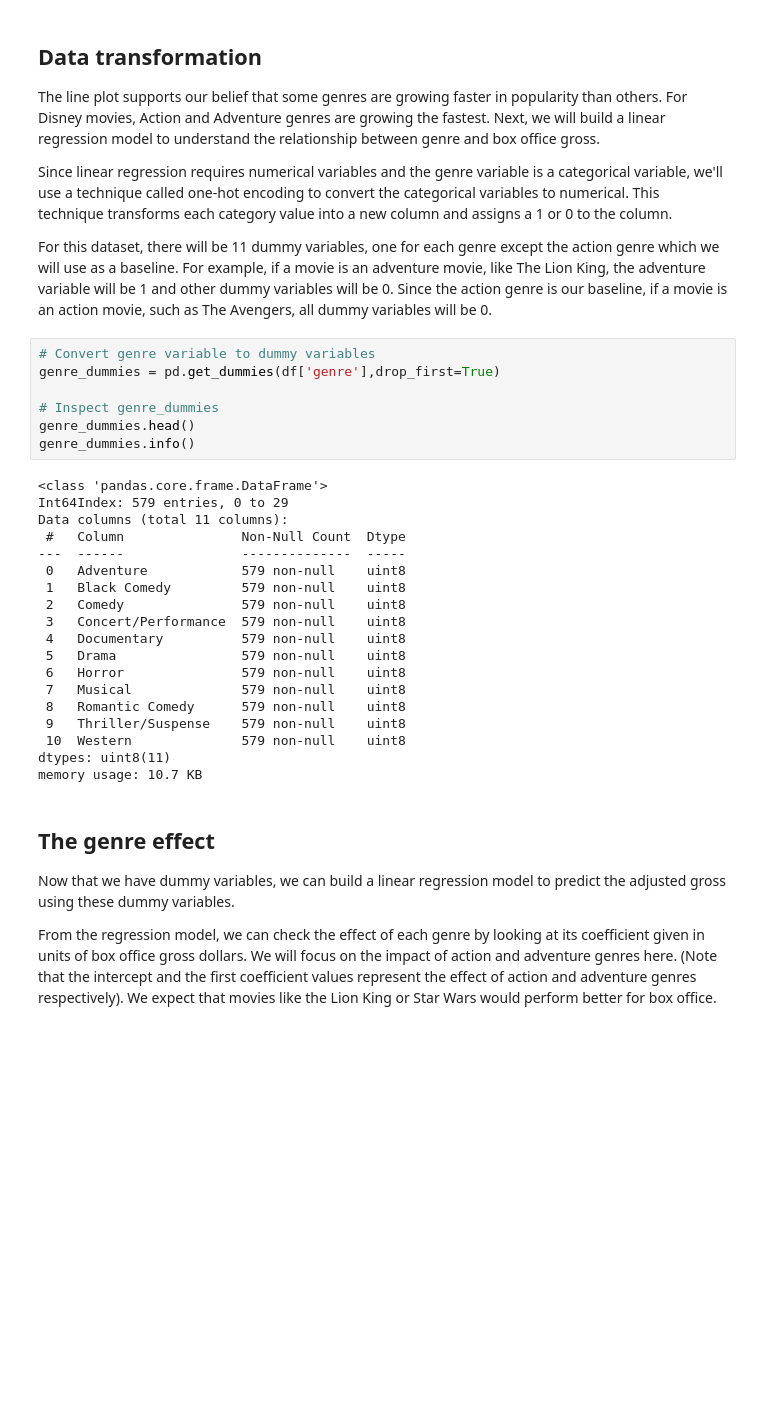
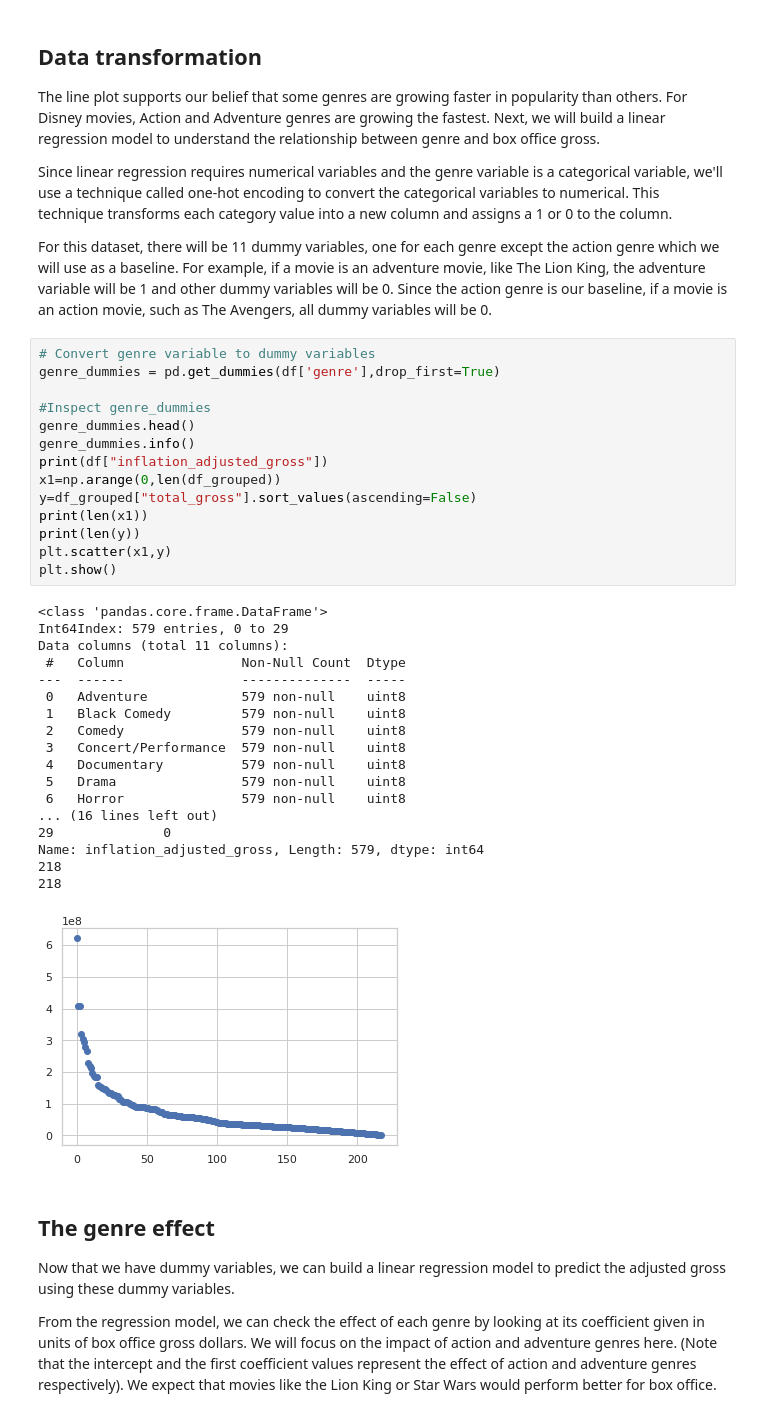
Before and after one commit to uomodellamansarda/DisneyMoviesAnalysis, a Jupyter notebook: DisneyCharAnalysis.ipynb, the cells around one changed output. Saved outputs shown, nothing was run; the diff lists cells and outputs as text; blank space fills up the shorter version.

```diff
--- a/DisneyCharAnalysis.ipynb
+++ b/DisneyCharAnalysis.ipynb
@@ -85,29 +101,36 @@ sns.relplot(data=genre_yearly,x='release_year',y='inflation_adjusted_gross',kind
 # %%
 # Convert genre variable to dummy variables
 genre_dummies = pd.get_dummies(df['genre'],drop_first=True)
 
-# Inspect genre_dummies
+#Inspect genre_dummies
 genre_dummies.head()
 genre_dummies.info()
+print(df["inflation_adjusted_gross"])
+x1=np.arange(0,len(df_grouped))
+y=df_grouped["total_gross"].sort_values(ascending=False)
+print(len(x1))
+print(len(y))
+plt.scatter(x1,y)
+plt.show()
 # %% [output]
 <class 'pandas.core.frame.DataFrame'>
 Int64Index: 579 entries, 0 to 29
 Data columns (total 11 columns):
  #   Column               Non-Null Count  Dtype
 ---  ------               --------------  -----
  0   Adventure            579 non-null    uint8
  1   Black Comedy         579 non-null    uint8
  2   Comedy               579 non-null    uint8
  3   Concert/Performance  579 non-null    uint8
  4   Documentary          579 non-null    uint8
  5   Drama                579 non-null    uint8
  6   Horror               579 non-null    uint8
- 7   Musical              579 non-null    uint8
- 8   Romantic Comedy      579 non-null    uint8
- 9   Thriller/Suspense    579 non-null    uint8
- 10  Western              579 non-null    uint8
-dtypes: uint8(11)
-memory usage: 10.7 KB
+... (16 lines left out)
+29              0
+Name: inflation_adjusted_gross, Length: 579, dtype: int64
+218
+218
+[figure, added]
 # %% [markdown]
 ## The genre effect
 <p>Now that we have dummy variables, we can build a linear regression model to predict the adjusted gross using these dummy variables.</p>
```
Also changed, not shown: parts of 6 cells of this notebook.
